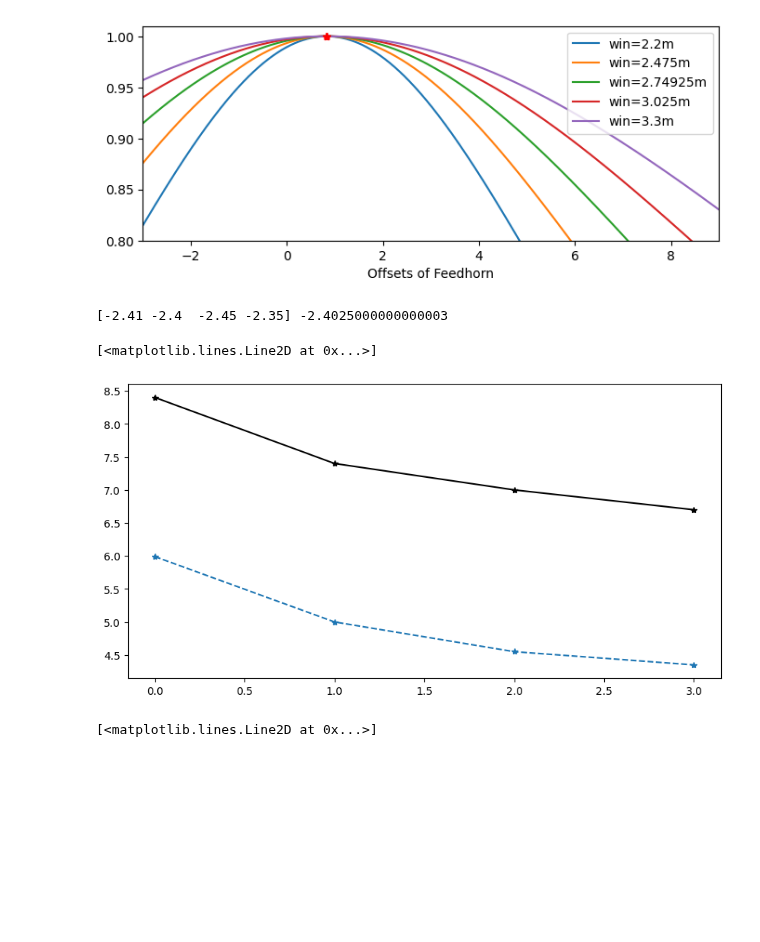
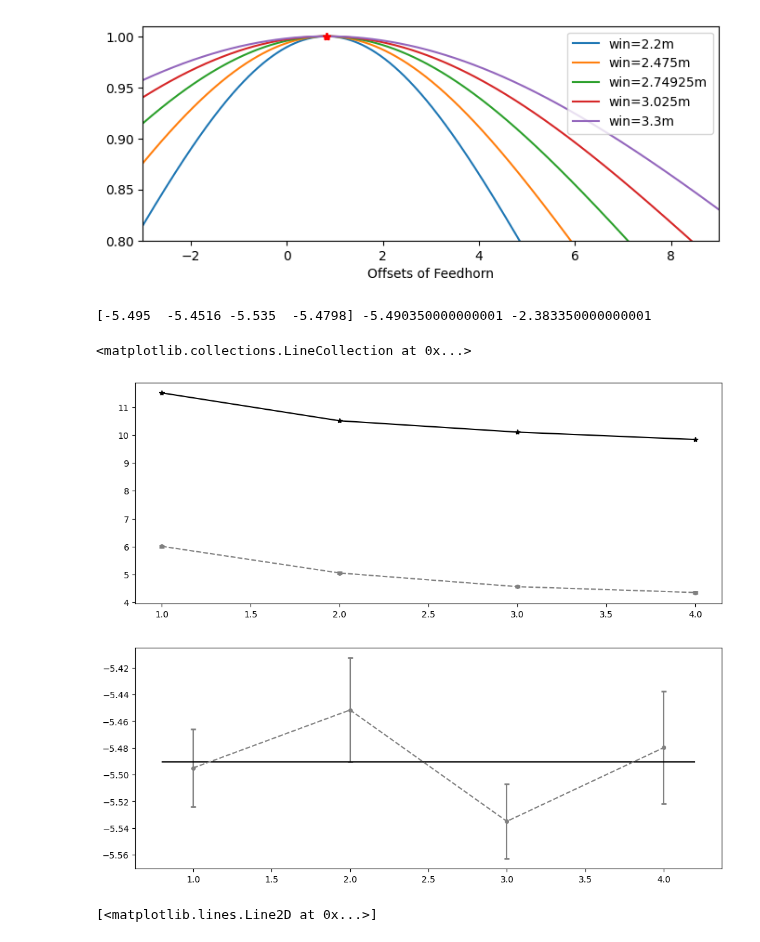
Before and after one commit to XiaodongRencologne/GaussianOptics, a Jupyter notebook: CHAMP_Test.ipynb, the cells around one changed output. Cells and saved outputs as stored; diff of their text form; code cells hidden in the pictures; blank space fills up the shorter version.

```diff
--- a/CHAMP_Test.ipynb
+++ b/CHAMP_Test.ipynb
@@ -310,20 +317,35 @@ input Beam waist3.025m [0.8256]
 input Beam waist3.3m [0.8256]
 [figure]
 # %%
-ref=np.array([8.4,7.4,7,6.7])
-test=np.array([5.99,5.0,4.55,4.35])
+ref=np.array([11.505,10.5066,10.101,9.8358])
+test=np.array([6.01,5.055,4.566,4.356])
+test_err=np.array([0.029,0.039,0.028,0.042])
 dz=test-ref
 diff=dz.mean()
-print(dz,diff)
+print(dz,diff,diff+3.107)
 # %% [output]
-[-2.41 -2.4  -2.45 -2.35] -2.4025000000000003
+[-5.495  -5.4516 -5.535  -5.4798] -5.490350000000001 -2.383350000000001
-# %%
-fig = plt.figure(figsize=(10,5))
-plt.plot(test,'*--',label='test')
-plt.plot(ref,'k*-',label='Ref')
-# %% [output]
-[<matplotlib.lines.Line2D at 0x...>]
-[figure, removed]
+# %%
+fig = plt.figure(figsize=(12,10))
+testN=np.linspace(1,4,4)
+plt.subplot(211)
+plt.errorbar(testN,test,yerr=test_err,
+             marker='.', ls='--', color=f'gray',
+             label=f"Mean of the measured data",
+             capsize=3, markeredgewidth=2,
+             fillstyle='none')
+plt.plot(testN,ref,'k*-',label='Ref')
+plt.subplot(212)
+plt.errorbar(testN,test-ref,yerr=test_err,
+             marker='.', ls='--', color=f'gray',
+             label=f"Mean of the measured data",
+             capsize=3, markeredgewidth=2,
+             fillstyle='none')
+plt.hlines((test-ref).mean(),xmin=0.8,xmax=4.2,color='k',ls='-')
+#plt.text()
+# %% [output]
+<matplotlib.collections.LineCollection at 0x...>
+[figure, added]
 # %%
 fig = plt.figure(figsize=(10,5))
 plt.plot(test-diff,'*--',label='test')
```
Also changed, not shown: parts of 3 cells of this notebook, 19 other files.
